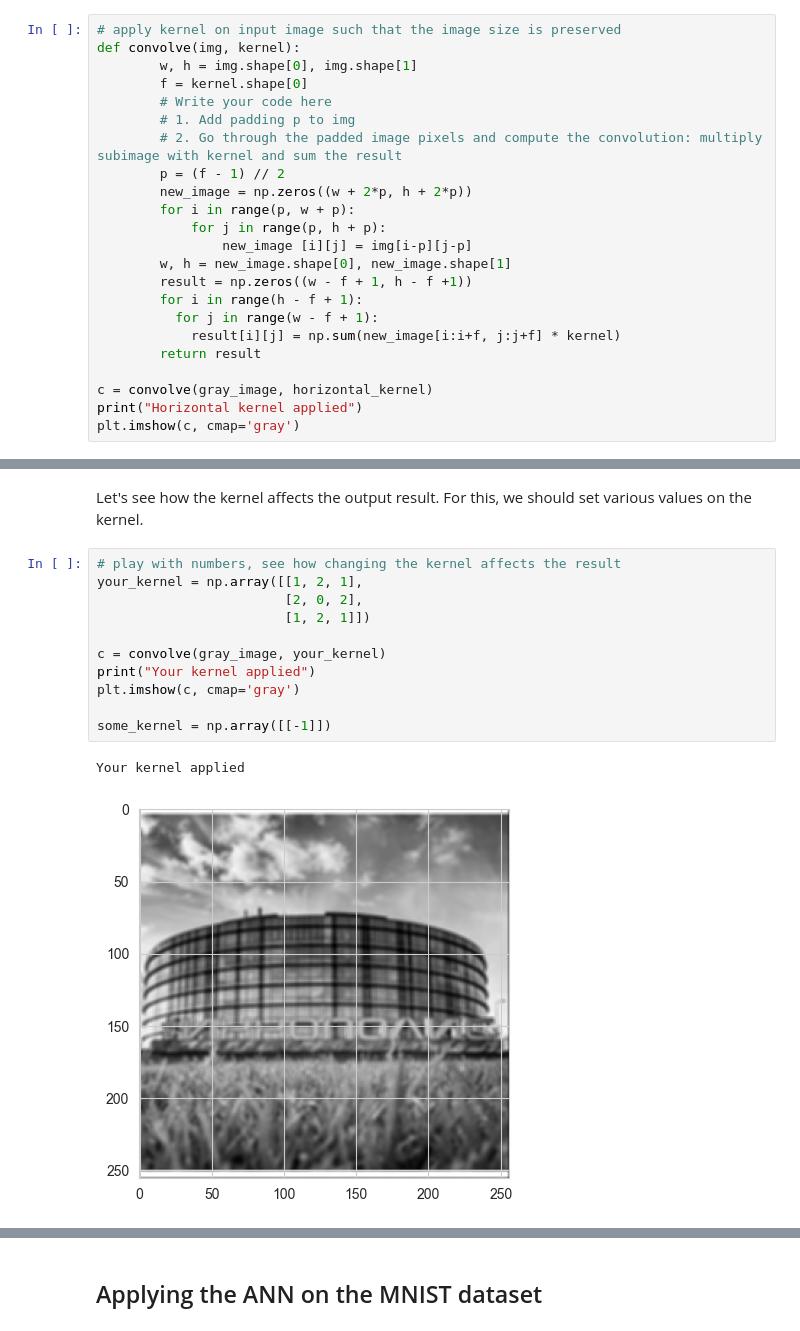
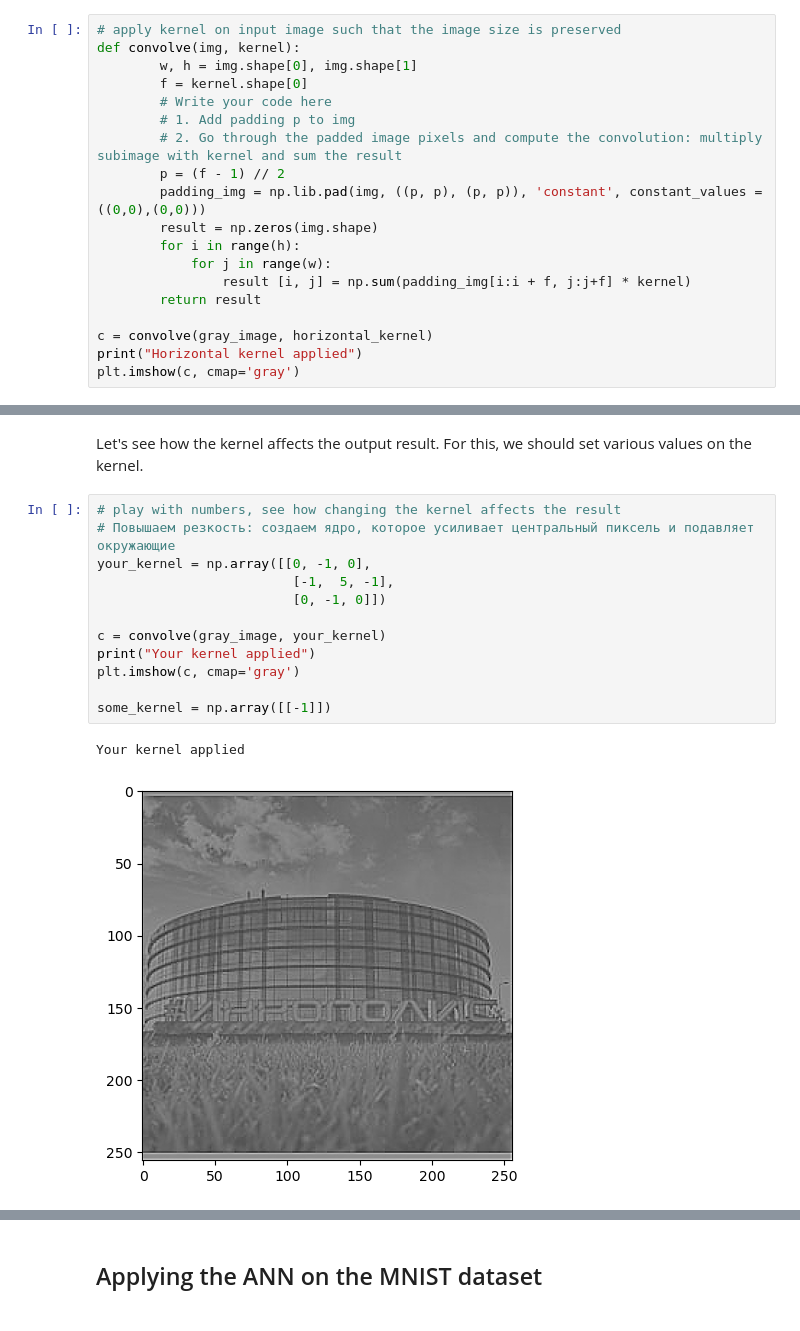
Before and after one commit to meldilen/Machine-Learning, a Jupyter notebook: CNN/lab_9.ipynb, the cells around one changed output, grey strips where cells are left out. Drawn from its saved outputs; the diff is of its cells as text.

```diff
--- a/CNN/lab_9.ipynb
+++ b/CNN/lab_9.ipynb
@@ -95,15 +95,11 @@ def convolve(img, kernel):
         # 1. Add padding p to img
         # 2. Go through the padded image pixels and compute the convolution: multiply subimage with kernel and sum the result
         p = (f - 1) // 2
-        new_image = np.zeros((w + 2*p, h + 2*p))
-        for i in range(p, w + p):
-            for j in range(p, h + p):
-                new_image [i][j] = img[i-p][j-p]
-        w, h = new_image.shape[0], new_image.shape[1]
-        result = np.zeros((w - f + 1, h - f +1))
-        for i in range(h - f + 1):
-          for j in range(w - f + 1):
-            result[i][j] = np.sum(new_image[i:i+f, j:j+f] * kernel)
+        padding_img = np.lib.pad(img, ((p, p), (p, p)), 'constant', constant_values = ((0,0),(0,0)))
+        result = np.zeros(img.shape)
+        for i in range(h):
+            for j in range(w):
+                result [i, j] = np.sum(padding_img[i:i + f, j:j+f] * kernel)
         return result
 
 c = convolve(gray_image, horizontal_kernel)
@@ -126,18 +122,19 @@ Let's see how the kernel affects the output result.
 For this, we should set various values on the kernel.
 # %%
 # play with numbers, see how changing the kernel affects the result
-your_kernel = np.array([[1, 2, 1],
-                        [2, 0, 2],
-                        [1, 2, 1]])
+# Повышаем резкость: создаем ядро, которое усиливает центральный пиксель и подавляет окружающие
+your_kernel = np.array([[0, -1, 0],
+                         [-1,  5, -1],
+                         [0, -1, 0]])
 
 c = convolve(gray_image, your_kernel)
 print("Your kernel applied")
 plt.imshow(c, cmap='gray')
 
 some_kernel = np.array([[-1]])
 # %% [output]
 Your kernel applied
-[figure, old version]
+[figure, new version]
 # %%
 # Define the kernel that will result in reversed image, in which the lightest areas of
 # the photographed subject appear darkest and the darkest areas appear the lightest.
```
Also changed, not shown: parts of 24 cells of this notebook, 11 other files.
